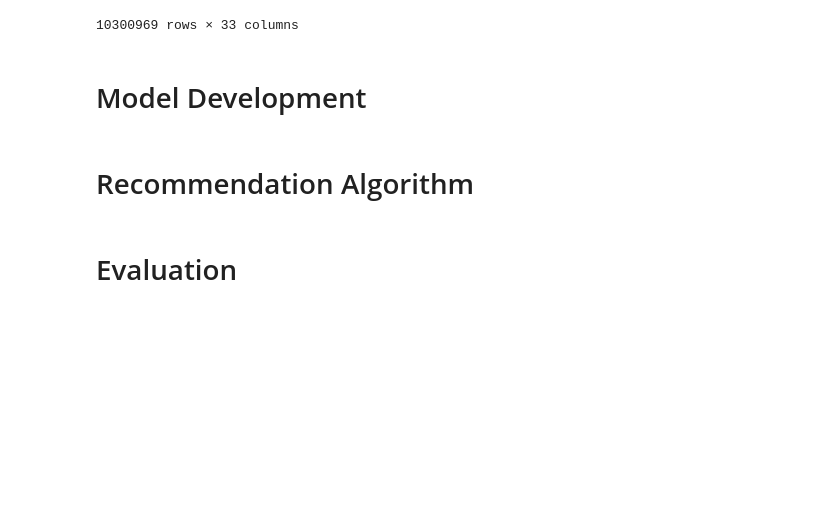
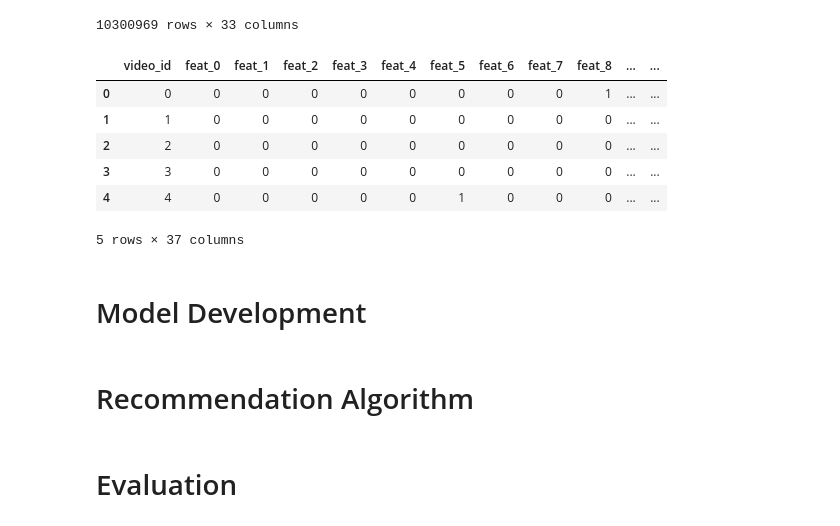
Before and after one commit to BannedMatt/FinalProject_2025_Matthew_Banawa_REMA, a Jupyter notebook: FinalProject_2025_Matthew_Banawa_Recommender_System.ipynb, the cells around one changed output. Saved outputs shown, nothing was run; the diff lists cells and outputs as text; code cells hidden in the pictures; blank space fills up the shorter version.

Commit message:
created item_data

```diff
--- a/FinalProject_2025_Matthew_Banawa_Recommender_System.ipynb
+++ b/FinalProject_2025_Matthew_Banawa_Recommender_System.ipynb
@@ -375,6 +387,47 @@ user_data
 | 10300967 | 7175 | 10360 | 0.523201 | 1.372687 | 0.681181 | 0.000000 | 1.840583 | 1.561322 | 1.072667 | 1.882894 | ... | ... |
 | 10300968 | 7175 | 10389 | 0.523201 | 1.372687 | 0.681181 | 0.000000 | 1.840583 | 1.561322 | 1.072667 | 1.882894 | ... | ... |
 10300969 rows × 33 columns
+# %%
+# Select relevant columns
+cols_to_use = ['video_id', 'video_duration', 'play_cnt', 'comment_cnt', 'follow_cnt', 'share_cnt']
+
+# Work on a copy of just the target columns
+item_subset = item_daily_feat[cols_to_use]
+
+# Group by video_id, aggregate
+item_agg_feat = item_subset.groupby('video_id').agg({
+    'video_duration': 'first',   # or 'max' / 'min' if you prefer
+    'play_cnt': 'sum',
+    'comment_cnt': 'sum',
+    'follow_cnt': 'sum',
+    'share_cnt': 'sum',
+}).reset_index()
+item_agg_feat.head()
+# %%
+# Step 1: Explode item_categories['feat'] to ensure each row has a single feat
+item_cat_exp = item_categories.copy()
+item_cat_exp['feat'] = item_cat_exp['feat'].apply(lambda x: x if isinstance(x, list) else [x])
+item_cat_exp = item_cat_exp.explode('feat').astype({'feat': int})
+
+#One-hot encode the 'feat' column using integers (1/0)
+item_feat_ohe = pd.get_dummies(item_cat_exp['feat'], prefix='feat').astype(int)
+item_feat_ohe['video_id'] = item_cat_exp['video_id']
+
+#Aggregate one-hot encodings to get one row per video
+item_feat_ohe = item_feat_ohe.groupby('video_id').max().reset_index()
+
+# Merge with the clean aggregated item features
+# item_agg_feat is assumed to have: video_id, video_duration, play_cnt, comment_cnt, follow_cnt, share_cnt
+item_data = item_feat_ohe.merge(item_agg_feat, on='video_id', how='left')
+item_data.head()
+# %% [output]
+|  | video_id | feat_0 | feat_1 | feat_2 | feat_3 | feat_4 | feat_5 | feat_6 | feat_7 | feat_8 | ... | ... |
+| 0 | 0 | 0 | 0 | 0 | 0 | 0 | 0 | 0 | 0 | 1 | ... | ... |
+| 1 | 1 | 0 | 0 | 0 | 0 | 0 | 0 | 0 | 0 | 0 | ... | ... |
+| 2 | 2 | 0 | 0 | 0 | 0 | 0 | 0 | 0 | 0 | 0 | ... | ... |
+| 3 | 3 | 0 | 0 | 0 | 0 | 0 | 0 | 0 | 0 | 0 | ... | ... |
+| 4 | 4 | 0 | 0 | 0 | 0 | 0 | 1 | 0 | 0 | 0 | ... | ... |
+5 rows × 37 columns
 # %% [markdown]
 # Model Development
 # %% [markdown]
```
Also changed, not shown: parts of 2 cells of this notebook.
